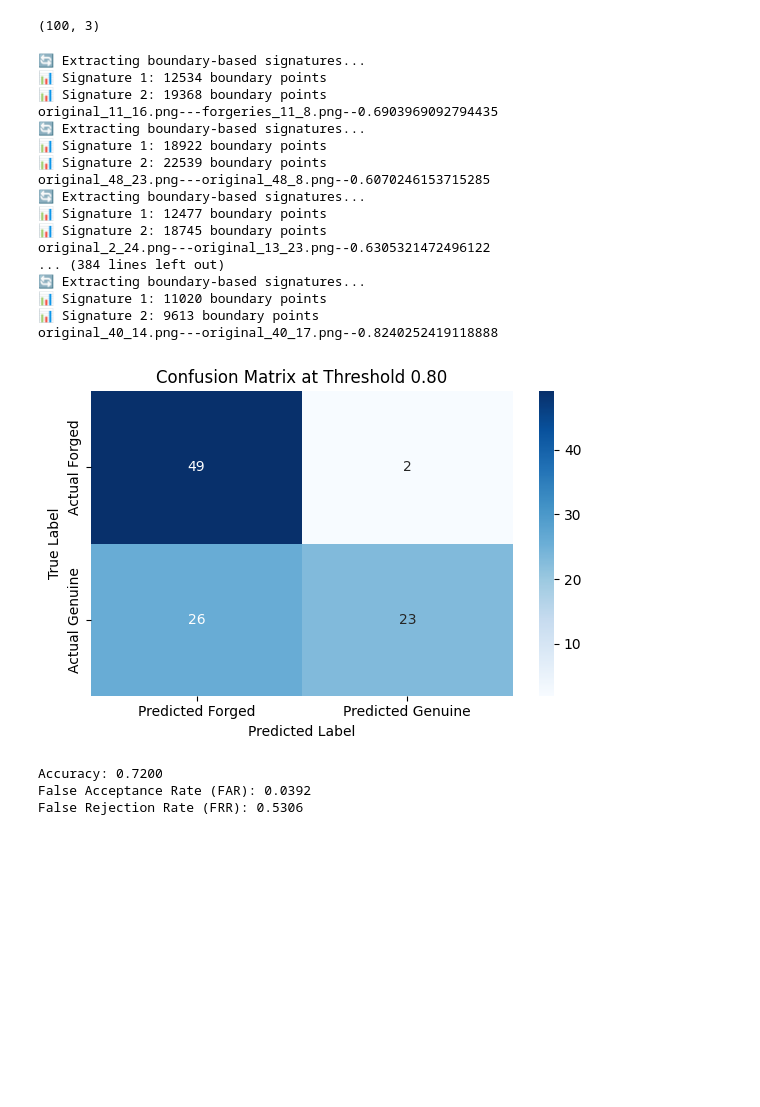
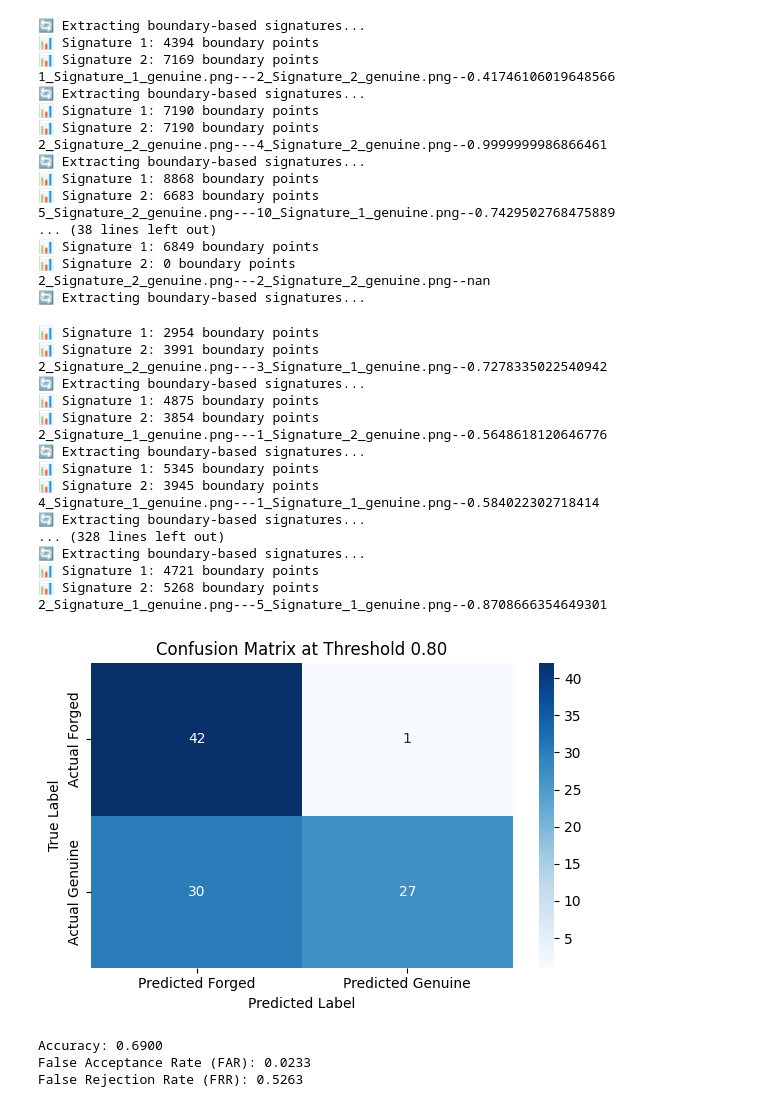
Before and after one commit to Saurab-Shrestha/signature-verification, a Jupyter notebook: src/testing.ipynb, the cells around one changed output. Cells and saved outputs as stored; diff of their text form; code cells hidden in the pictures; blank space fills up the shorter version.

```diff
--- a/src/testing.ipynb
+++ b/src/testing.ipynb
@@ -49,7 +49,7 @@ def duplet_dataset_preparation(dataset_folder):
 
         for filename in os.listdir(person_folder_path):
             filepath = os.path.join(person_folder_path, filename)
-            if 'original' in filename or '-G-' in filename:
+            if 'original' in filename or '-G-' in filename or 'genuine' in filename:
                 genuine_images.append(filepath)
             if 'forgeries' in filename or '-F-' in filename or 'forge' in filename:
                 forged_images.append(filepath)
@@ -76,13 +76,10 @@ def duplet_dataset_preparation(dataset_folder):
     df = pd.DataFrame(all_data, columns=['image1', 'image2', 'label'])
     return df
 # %%
-datasets = '/Users/saurabshrestha/Downloads/cheques/signature_verification/CEDAR'
+datasets = '/Users/saurabshrestha/Downloads/cheques/signature/cheques_images'
 data_df = duplet_dataset_preparation(datasets)
 # %%
 data_df = data_df.sample(100)
-data_df.shape
-# %% [output]
-(100, 3)
 # %%
 import pandas as pd
 from sklearn.metrics import confusion_matrix
@@ -94,50 +91,70 @@ import matplotlib.pyplot as plt
 # df = pd.read_csv("your_data.csv")
 
 # Apply the signature comparison function
 def get_basename(file_path):
     return os.path.basename(file_path)
 
 def get_score(row):
-    result = compare_boundary_signatures(row['image1'], row['image2'])  # returns dict
-    print(f"{get_basename(row['image1'])}---{get_basename(row['image2'])}--{result['final_score']}")
-    return result['final_score']  # extract final_score directly
+    try:
+        result = compare_boundary_signatures(row['image1'], row['image2'])  # returns dict
+        print(f"{get_basename(row['image1'])}---{get_basename(row['image2'])}--{result['label']}---{result['final_score']}")
+        return result['final_score']  # extract final_score directly
+    except Exception as e:
+        return 1
 
 data_df['score'] = data_df.apply(get_score, axis=1)
 
 # Apply threshold to determine predicted label
 threshold = 0.80
 data_df['predicted'] = data_df['score'].apply(lambda x: 1 if x >= threshold else 0)
 
 cm = confusion_matrix(data_df['label'], data_df['predicted'], labels=[0, 1])
 cm_df = pd.DataFrame(cm, index=['Actual Forged', 'Actual Genuine'],
                         columns=['Predicted Forged', 'Predicted Genuine'])
 # Plot
 plt.figure(figsize=(6,4))
 sns.heatmap(cm_df, annot=True, fmt='d', cmap='Blues')
 plt.title('Confusion Matrix at Threshold 0.80')
 plt.ylabel('True Label')
 plt.xlabel('Predicted Label')
 plt.tight_layout()
 plt.show()
 # %% [output]
 🔄 Extracting boundary-based signatures...
-📊 Signature 1: 12534 boundary points
-📊 Signature 2: 19368 boundary points
-original_11_16.png---forgeries_11_8.png--0.6903969092794435
+📊 Signature 1: 4394 boundary points
+📊 Signature 2: 7169 boundary points
+1_Signature_1_genuine.png---2_Signature_2_genuine.png--0.41746106019648566
 🔄 Extracting boundary-based signatures...
-📊 Signature 1: 18922 boundary points
-📊 Signature 2: 22539 boundary points
-original_48_23.png---original_48_8.png--0.6070246153715285
+📊 Signature 1: 7190 boundary points
+📊 Signature 2: 7190 boundary points
+2_Signature_2_genuine.png---4_Signature_2_genuine.png--0.9999999986866461
 🔄 Extracting boundary-based signatures...
-📊 Signature 1: 12477 boundary points
-📊 Signature 2: 18745 boundary points
-original_2_24.png---original_13_23.png--0.6305321472496122
-... (384 lines left out)
+📊 Signature 1: 8868 boundary points
+📊 Signature 2: 6683 boundary points
+5_Signature_2_genuine.png---10_Signature_1_genuine.png--0.7429502768475889
+... (38 lines left out)
+📊 Signature 1: 6849 boundary points
+📊 Signature 2: 0 boundary points
+2_Signature_2_genuine.png---2_Signature_2_genuine.png--nan
 🔄 Extracting boundary-based signatures...
-📊 Signature 1: 11020 boundary points
-📊 Signature 2: 9613 boundary points
-original_40_14.png---original_40_17.png--0.8240252419118888
+📊 Signature 1: 2954 boundary points
+📊 Signature 2: 3991 boundary points
+2_Signature_2_genuine.png---3_Signature_1_genuine.png--0.7278335022540942
+🔄 Extracting boundary-based signatures...
+📊 Signature 1: 4875 boundary points
+📊 Signature 2: 3854 boundary points
+2_Signature_1_genuine.png---1_Signature_2_genuine.png--0.5648618120646776
+🔄 Extracting boundary-based signatures...
+📊 Signature 1: 5345 boundary points
+📊 Signature 2: 3945 boundary points
+4_Signature_1_genuine.png---1_Signature_1_genuine.png--0.584022302718414
+🔄 Extracting boundary-based signatures...
+... (328 lines left out)
+🔄 Extracting boundary-based signatures...
+📊 Signature 1: 4721 boundary points
+📊 Signature 2: 5268 boundary points
+2_Signature_1_genuine.png---5_Signature_1_genuine.png--0.8708666354649301
-[figure, old version]
+[figure, new version]
 # %%
 tn, fp, fn, tp = cm.ravel()
 
@@ -150,9 +167,9 @@ print(f"Accuracy: {accuracy:.4f}")
 print(f"False Acceptance Rate (FAR): {FAR:.4f}")
 print(f"False Rejection Rate (FRR): {FRR:.4f}")
 # %% [output]
-Accuracy: 0.7200
-False Acceptance Rate (FAR): 0.0392
-False Rejection Rate (FRR): 0.5306
+Accuracy: 0.6900
+False Acceptance Rate (FAR): 0.0233
+False Rejection Rate (FRR): 0.5263
 # %%
 import pandas as pd
 
```
Also changed, not shown: parts of 2 cells of this notebook, 7 other files.
